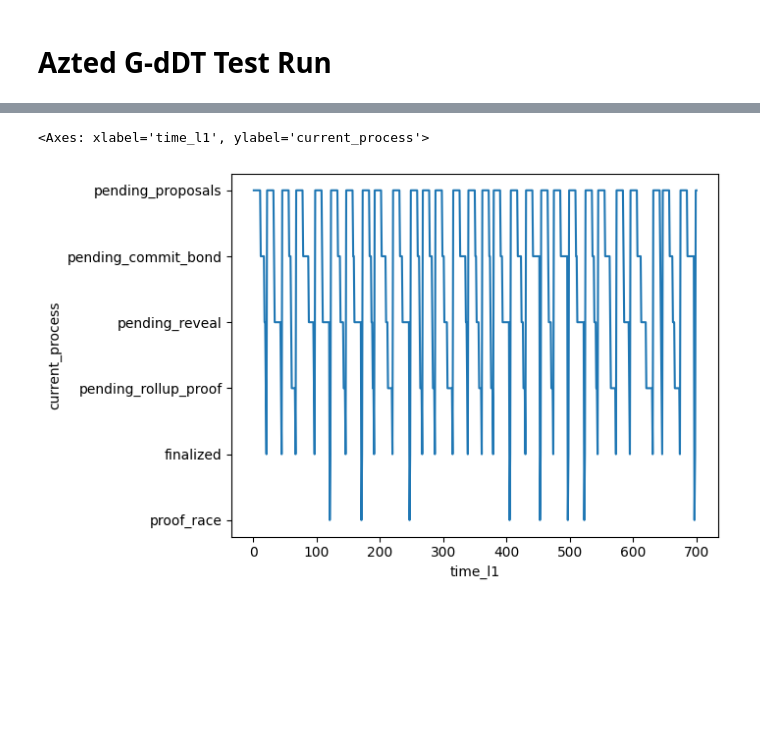
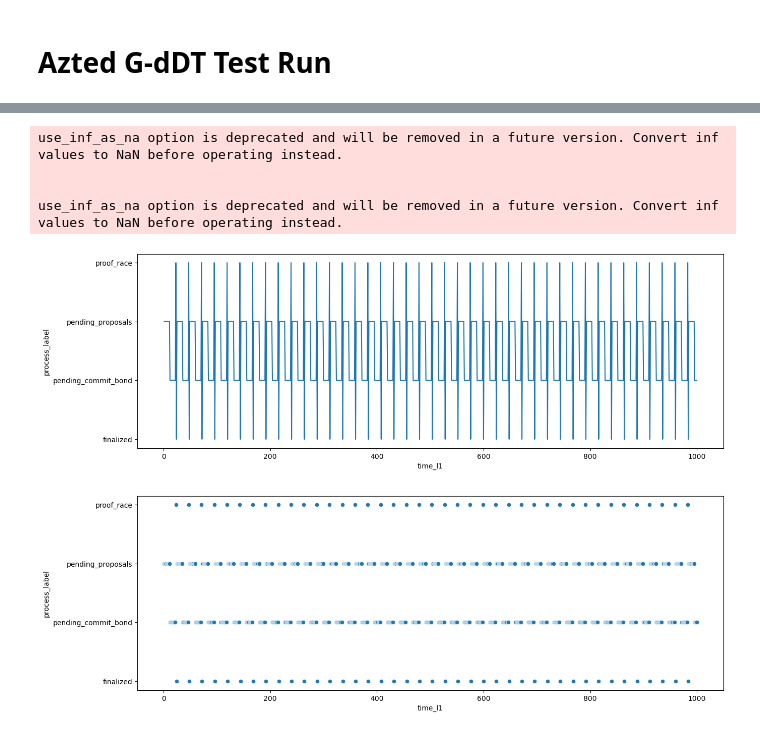
Before and after one commit to BlockScience/aztec-gddt, a Jupyter notebook: notebooks/test_run.ipynb, the cells around one changed output, grey strips where cells are left out. Drawn from its saved outputs; the diff is of its cells as text; code cells hidden in the pictures; blank space fills up the shorter version.

```diff
--- a/notebooks/test_run.ipynb
+++ b/notebooks/test_run.ipynb
@@ -49,6 +52,22 @@ sim_df.head(4)
-# %%
-sns.lineplot(x=sim_df.time_l1,
-             y=sim_df.current_process.map(lambda x: x.phase.name if x is not None else None))
-# %% [output]
-<Axes: xlabel='time_l1', ylabel='current_process'>
-[figure, removed]
+# %%
+fig_df = sim_df.copy()
+fig_df['process_order'] = fig_df.current_process.map(lambda x: x.phase.value if x is not None else None)
+fig_df['process_label'] = fig_df.current_process.map(lambda x: x.phase.name if x is not None else None)
+fig_df = fig_df.sort_values(['process_order', 'timestep'])#.query("time_l1 > 320 & time_l1 < 370")
+
+
+plt.figure(figsize=(15, 5))
+sns.lineplot(x=fig_df.time_l1,
+             y=fig_df.process_label)
+
+plt.figure(figsize=(15, 5))
+sns.scatterplot(x=fig_df.time_l1,
+             y=fig_df.process_label)
+plt.show()
+# %% [output]
+use_inf_as_na option is deprecated and will be removed in a future version. Convert inf values to NaN before operating instead.
+
+
+use_inf_as_na option is deprecated and will be removed in a future version. Convert inf values to NaN before operating instead.
+[figure, added]
+[figure, added]
```
Also changed, not shown: parts of 12 cells of this notebook, 2 other files.
